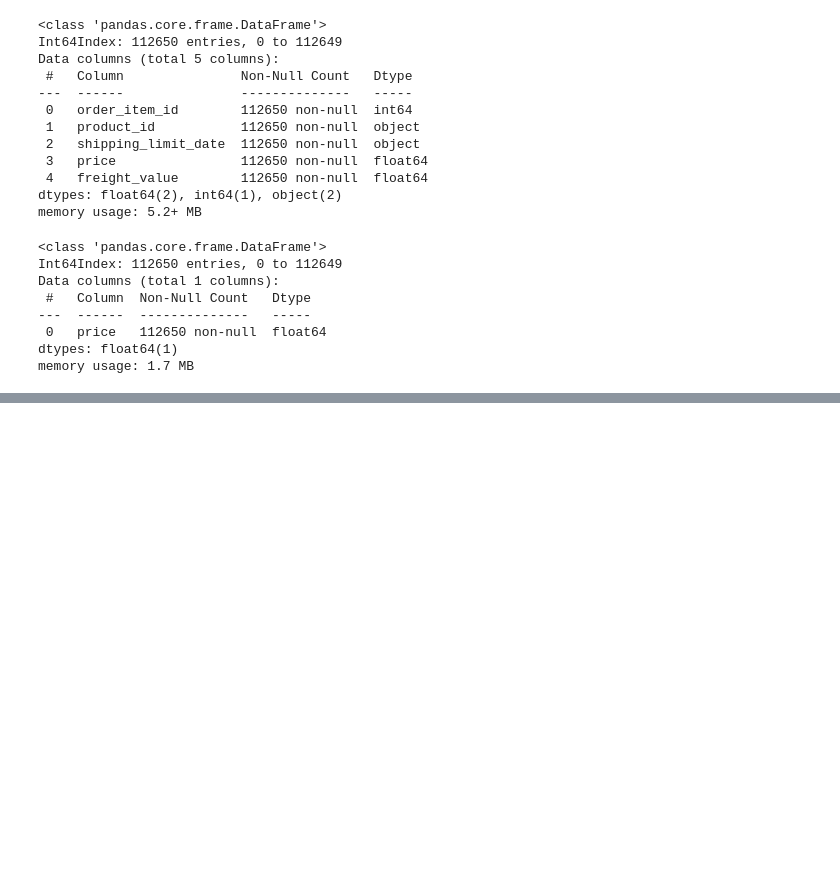
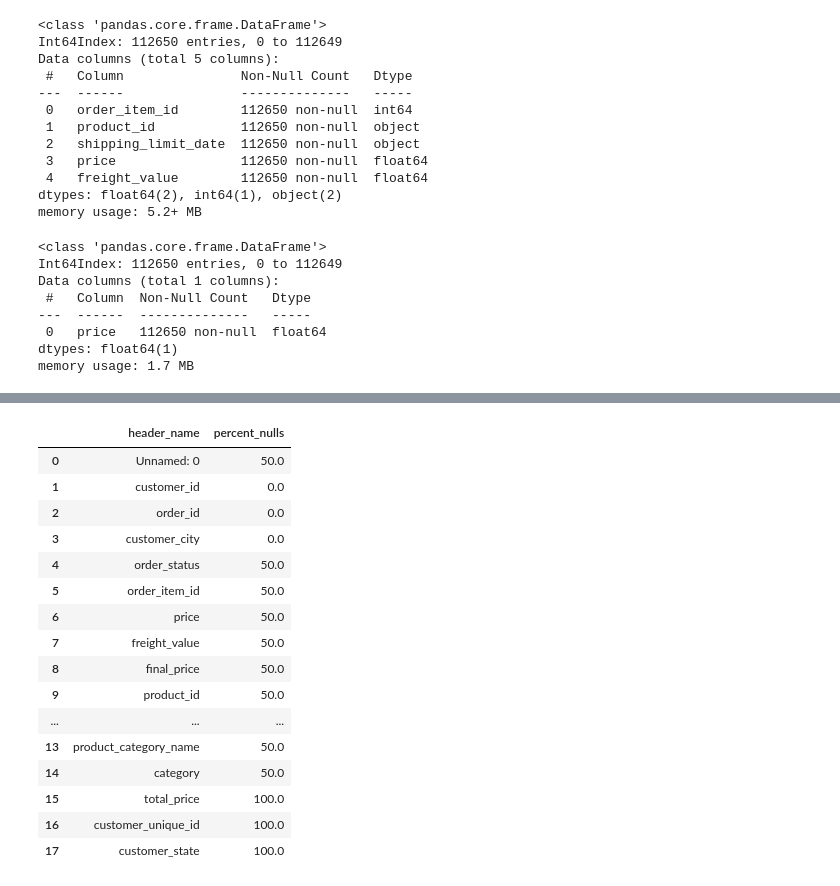
Before and after one commit to lepetitnoir/BI_Midterm_Project_Olist, a Jupyter notebook: EDA_Olist_Paul.ipynb, the cells around one changed output, grey strips where cells are left out. Saved outputs shown, nothing was run; the diff lists cells and outputs as text; code cells hidden in the pictures; blank space fills up the shorter version.

```diff
--- a/EDA_Olist_Paul.ipynb
+++ b/EDA_Olist_Paul.ipynb
@@ -489,0 +571,23 @@ order_payments.to_csv("order_payments_cleaned.csv")
+# %%
+nulls_df = pd.DataFrame(round(clean_oc.isna().sum()/len(clean_oc),4)*100)
+nulls_df = nulls_df.reset_index()
+nulls_df.columns = ['header_name', 'percent_nulls']
+nulls_df
+# %% [output]
+|  | header_name | percent_nulls |
+| 0 | Unnamed: 0 | 50.0 |
+| 1 | customer_id | 0.0 |
+| 2 | order_id | 0.0 |
+| 3 | customer_city | 0.0 |
+| 4 | order_status | 50.0 |
+| 5 | order_item_id | 50.0 |
+| 6 | price | 50.0 |
+| 7 | freight_value | 50.0 |
+| 8 | final_price | 50.0 |
+| 9 | product_id | 50.0 |
+| ... | ... | ... |
+| 13 | product_category_name | 50.0 |
+| 14 | category | 50.0 |
+| 15 | total_price | 100.0 |
+| 16 | customer_unique_id | 100.0 |
+| 17 | customer_state | 100.0 |
```
Also changed, not shown: parts of 17 cells of this notebook, 5 other files.
